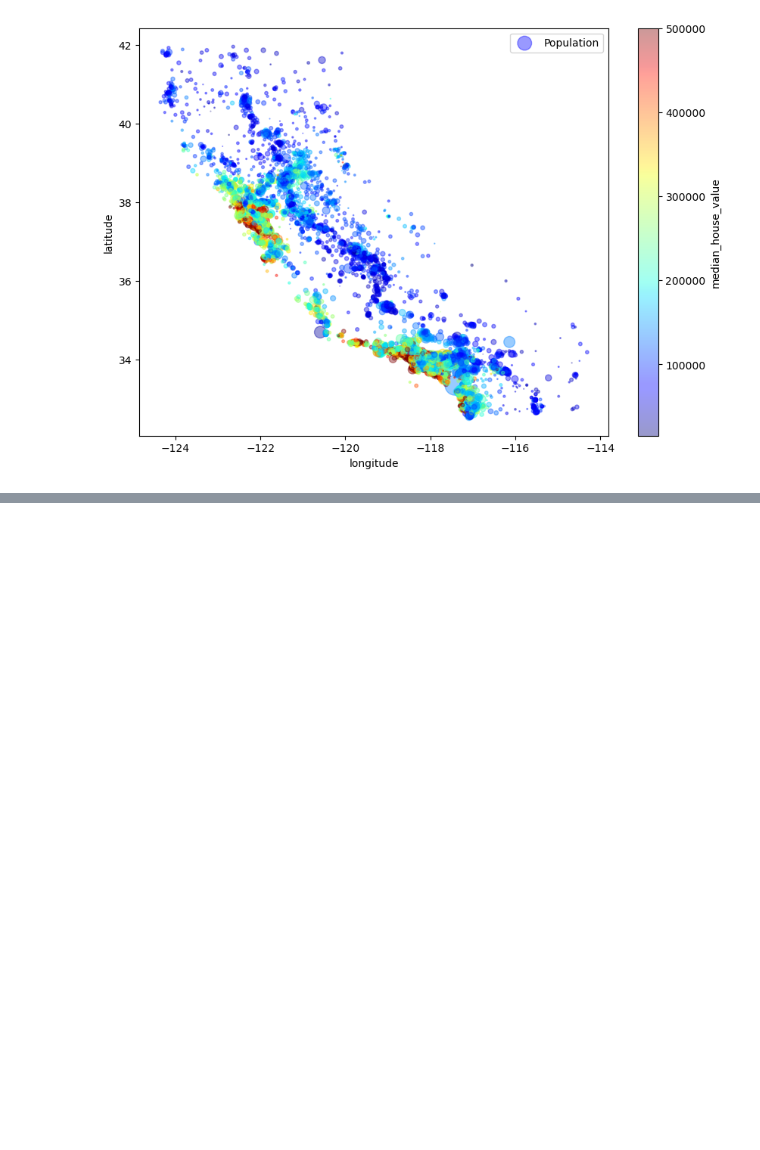
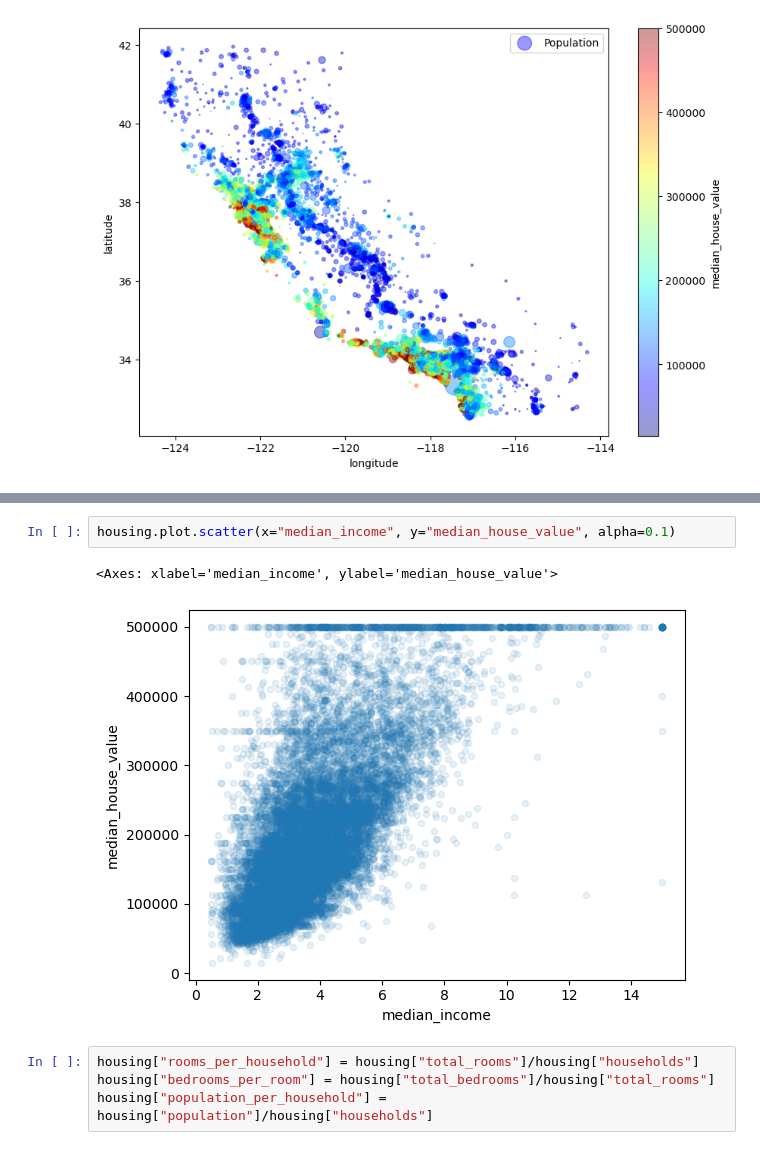
Before and after one commit to diego3008/housing_prices, a Jupyter notebook: housing_project.ipynb, the cells around one changed output, grey strips where cells are left out. Saved outputs shown, nothing was run; the diff lists cells and outputs as text; blank space fills up the shorter version.

```diff
--- a/housing_project.ipynb
+++ b/housing_project.ipynb
@@ -263,0 +289,9 @@ plt.legend()
+# %%
+housing.plot.scatter(x="median_income", y="median_house_value", alpha=0.1)
+# %% [output]
+<Axes: xlabel='median_income', ylabel='median_house_value'>
+[figure, added]
+# %%
+housing["rooms_per_household"] = housing["total_rooms"]/housing["households"]
+housing["bedrooms_per_room"] = housing["total_bedrooms"]/housing["total_rooms"]
+housing["population_per_household"] = housing["population"]/housing["households"]
```
Also changed, not shown: parts of 3 cells of this notebook.
